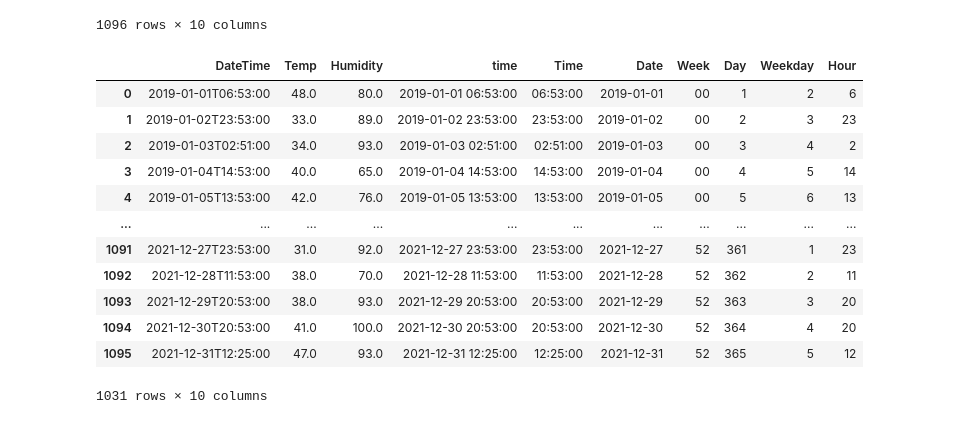
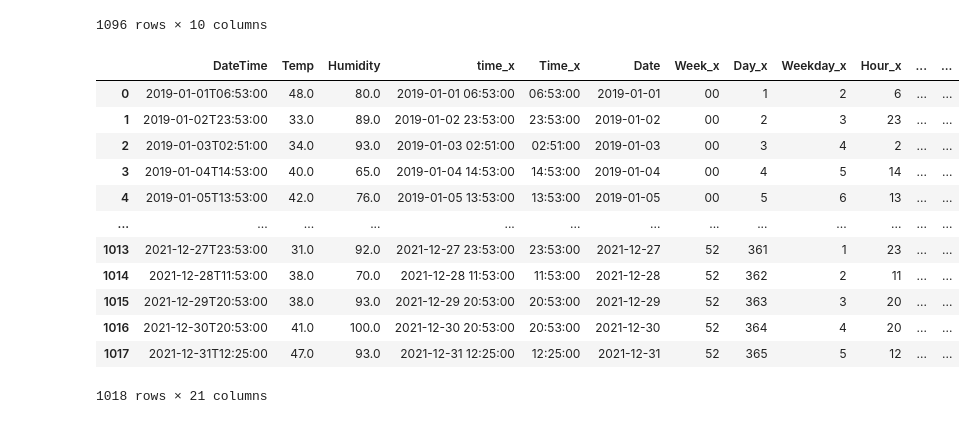
Before and after one commit to AaliyaJakir/energyResearch, a Jupyter notebook: exploring_bing_data.ipynb, the cells around one changed output. Saved outputs shown, nothing was run; the diff lists cells and outputs as text; code cells hidden in the pictures.

Commit message:
dynamic solution to deal with missing data
using pd.merge

```diff
--- a/exploring_bing_data.ipynb
+++ b/exploring_bing_data.ipynb
@@ -168,26 +169,28 @@ Columns (42,43,50,52,74,76,90) have mixed types.Specify dtype option on import o
 # %%
 #MANUAL SOLUTION
 #Remove November 8th 2020 to January 11th 2021 (Weather Data index 677-741)
 weather_data_adjusted = weather[(weather.index < 677) | (weather.index > 741)]
 weather_data_adjusted
-#weather.index < 677 and weather.index > 741]
+#Realized there are other data gaps - maybe try linear interpolation later
 
-#DYNAMIC SOLUTION
-#Compare Johnson Data and Weather Data, if there's a "Date" that isn't in both, remove that row
+#DYNAMIC SOLUTION to remove the data from both data frames if missing data
+#Merge johnson and weather data
+mergedData = pd.merge(weather, johnsonData, on=['Date'], how='inner')
+mergedData
 # %% [output]
-|  | DateTime | Temp | Humidity | time | Time | Date | Week | Day | Weekday | Hour |
-| 0 | 2019-01-01T06:53:00 | 48.0 | 80.0 | 2019-01-01 06:53:00 | 06:53:00 | 2019-01-01 | 00 | 1 | 2 | 6 |
-| 1 | 2019-01-02T23:53:00 | 33.0 | 89.0 | 2019-01-02 23:53:00 | 23:53:00 | 2019-01-02 | 00 | 2 | 3 | 23 |
-| 2 | 2019-01-03T02:51:00 | 34.0 | 93.0 | 2019-01-03 02:51:00 | 02:51:00 | 2019-01-03 | 00 | 3 | 4 | 2 |
-| 3 | 2019-01-04T14:53:00 | 40.0 | 65.0 | 2019-01-04 14:53:00 | 14:53:00 | 2019-01-04 | 00 | 4 | 5 | 14 |
-| 4 | 2019-01-05T13:53:00 | 42.0 | 76.0 | 2019-01-05 13:53:00 | 13:53:00 | 2019-01-05 | 00 | 5 | 6 | 13 |
-| ... | ... | ... | ... | ... | ... | ... | ... | ... | ... | ... |
-| 1091 | 2021-12-27T23:53:00 | 31.0 | 92.0 | 2021-12-27 23:53:00 | 23:53:00 | 2021-12-27 | 52 | 361 | 1 | 23 |
-| 1092 | 2021-12-28T11:53:00 | 38.0 | 70.0 | 2021-12-28 11:53:00 | 11:53:00 | 2021-12-28 | 52 | 362 | 2 | 11 |
-| 1093 | 2021-12-29T20:53:00 | 38.0 | 93.0 | 2021-12-29 20:53:00 | 20:53:00 | 2021-12-29 | 52 | 363 | 3 | 20 |
-| 1094 | 2021-12-30T20:53:00 | 41.0 | 100.0 | 2021-12-30 20:53:00 | 20:53:00 | 2021-12-30 | 52 | 364 | 4 | 20 |
-| 1095 | 2021-12-31T12:25:00 | 47.0 | 93.0 | 2021-12-31 12:25:00 | 12:25:00 | 2021-12-31 | 52 | 365 | 5 | 12 |
+|  | DateTime | Temp | Humidity | time_x | Time_x | Date | Week_x | Day_x | Weekday_x | Hour_x | ... | ... |
+| 0 | 2019-01-01T06:53:00 | 48.0 | 80.0 | 2019-01-01 06:53:00 | 06:53:00 | 2019-01-01 | 00 | 1 | 2 | 6 | ... | ... |
+| 1 | 2019-01-02T23:53:00 | 33.0 | 89.0 | 2019-01-02 23:53:00 | 23:53:00 | 2019-01-02 | 00 | 2 | 3 | 23 | ... | ... |
+| 2 | 2019-01-03T02:51:00 | 34.0 | 93.0 | 2019-01-03 02:51:00 | 02:51:00 | 2019-01-03 | 00 | 3 | 4 | 2 | ... | ... |
+| 3 | 2019-01-04T14:53:00 | 40.0 | 65.0 | 2019-01-04 14:53:00 | 14:53:00 | 2019-01-04 | 00 | 4 | 5 | 14 | ... | ... |
+| 4 | 2019-01-05T13:53:00 | 42.0 | 76.0 | 2019-01-05 13:53:00 | 13:53:00 | 2019-01-05 | 00 | 5 | 6 | 13 | ... | ... |
+| ... | ... | ... | ... | ... | ... | ... | ... | ... | ... | ... | ... | ... |
+| 1013 | 2021-12-27T23:53:00 | 31.0 | 92.0 | 2021-12-27 23:53:00 | 23:53:00 | 2021-12-27 | 52 | 361 | 1 | 23 | ... | ... |
+| 1014 | 2021-12-28T11:53:00 | 38.0 | 70.0 | 2021-12-28 11:53:00 | 11:53:00 | 2021-12-28 | 52 | 362 | 2 | 11 | ... | ... |
+| 1015 | 2021-12-29T20:53:00 | 38.0 | 93.0 | 2021-12-29 20:53:00 | 20:53:00 | 2021-12-29 | 52 | 363 | 3 | 20 | ... | ... |
+| 1016 | 2021-12-30T20:53:00 | 41.0 | 100.0 | 2021-12-30 20:53:00 | 20:53:00 | 2021-12-30 | 52 | 364 | 4 | 20 | ... | ... |
+| 1017 | 2021-12-31T12:25:00 | 47.0 | 93.0 | 2021-12-31 12:25:00 | 12:25:00 | 2021-12-31 | 52 | 365 | 5 | 12 | ... | ... |
-1031 rows × 10 columns
+1018 rows × 21 columns
 # %%
 johnsonData
 # %% [output]
```
Also changed, not shown: parts of 1 cell of this notebook.
